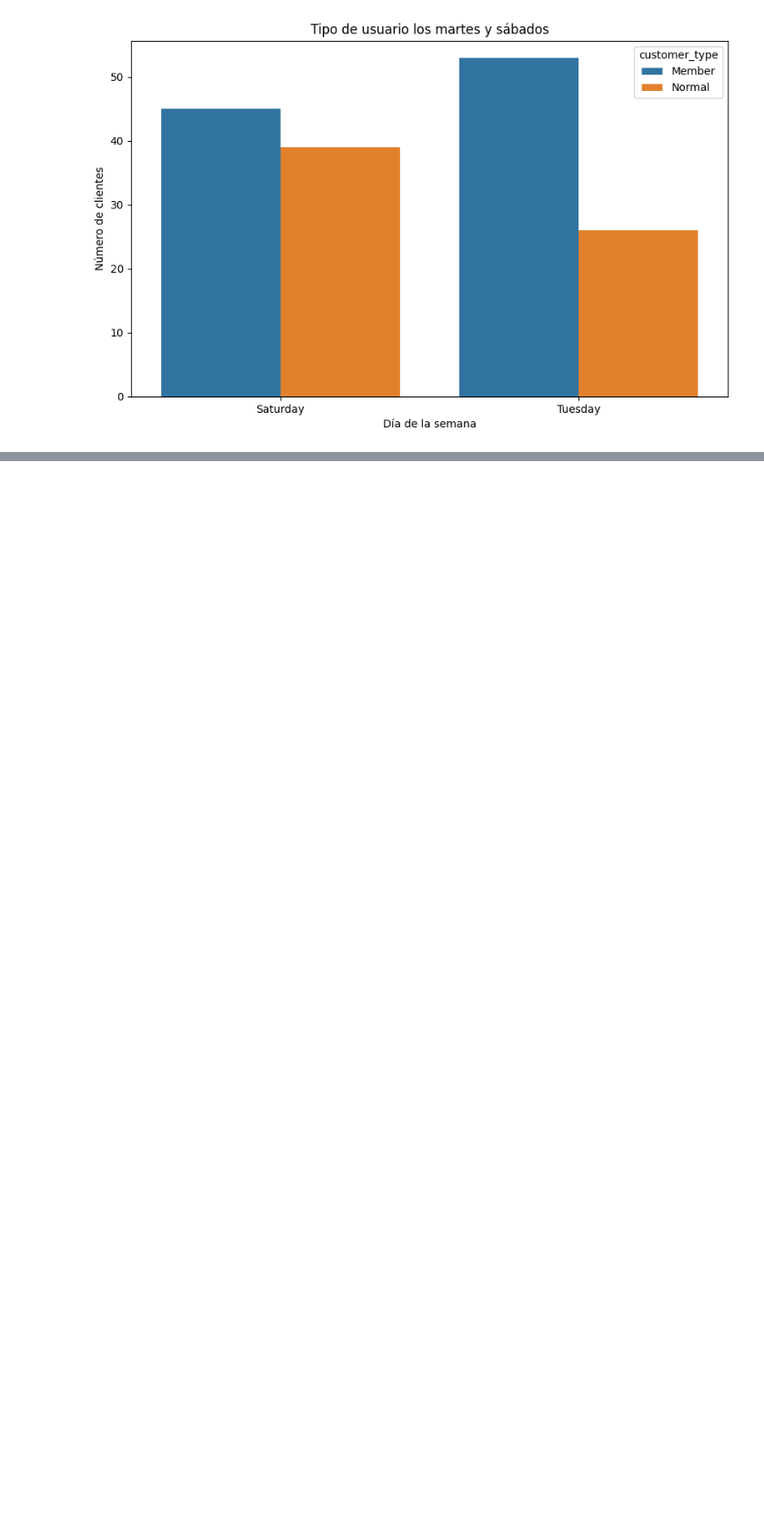
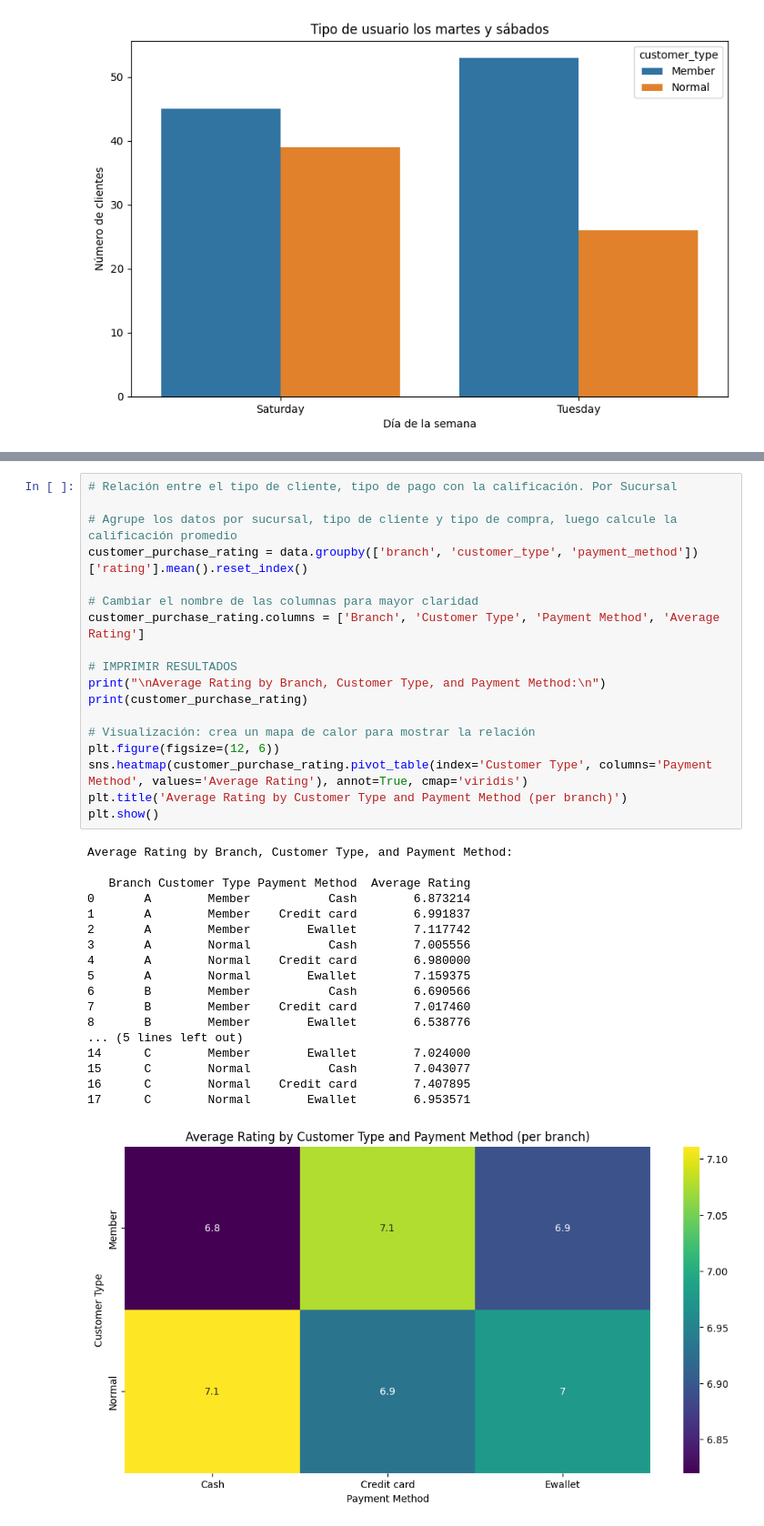
Before and after one commit to mrojash97/dataanalytics, a Jupyter notebook: Python/ANÁLISIS_EDA_Supermarket_Sales.ipynb, the cells around one changed output, grey strips where cells are left out. Shown at 91% size. Saved outputs shown, nothing was run; the diff lists cells and outputs as text; blank space fills up the shorter version.

```diff
--- a/Python/ANÁLISIS_EDA_Supermarket_Sales.ipynb
+++ b/Python/ANÁLISIS_EDA_Supermarket_Sales.ipynb
@@ -660,0 +709,37 @@ plt.show()
+# %%
+# Relación entre el tipo de cliente, tipo de pago con la calificación. Por Sucursal
+
+# Agrupe los datos por sucursal, tipo de cliente y tipo de compra, luego calcule la calificación promedio
+customer_purchase_rating = data.groupby(['branch', 'customer_type', 'payment_method'])['rating'].mean().reset_index()
+
+# Cambiar el nombre de las columnas para mayor claridad
+customer_purchase_rating.columns = ['Branch', 'Customer Type', 'Payment Method', 'Average Rating']
+
+# IMPRIMIR RESULTADOS
+print("\nAverage Rating by Branch, Customer Type, and Payment Method:\n")
+print(customer_purchase_rating)
+
+# Visualización: crea un mapa de calor para mostrar la relación
+plt.figure(figsize=(12, 6))
+sns.heatmap(customer_purchase_rating.pivot_table(index='Customer Type', columns='Payment Method', values='Average Rating'), annot=True, cmap='viridis')
+plt.title('Average Rating by Customer Type and Payment Method (per branch)')
+plt.show()
+# %% [output]
+Average Rating by Branch, Customer Type, and Payment Method:
+
+   Branch Customer Type Payment Method  Average Rating
+0       A        Member           Cash        6.873214
+1       A        Member    Credit card        6.991837
+2       A        Member        Ewallet        7.117742
+3       A        Normal           Cash        7.005556
+4       A        Normal    Credit card        6.980000
+5       A        Normal        Ewallet        7.159375
+6       B        Member           Cash        6.690566
+7       B        Member    Credit card        7.017460
+8       B        Member        Ewallet        6.538776
+... (5 lines left out)
+14      C        Member        Ewallet        7.024000
+15      C        Normal           Cash        7.043077
+16      C        Normal    Credit card        7.407895
+17      C        Normal        Ewallet        6.953571
+[figure, added]
```
Also changed, not shown: parts of 7 cells of this notebook.
